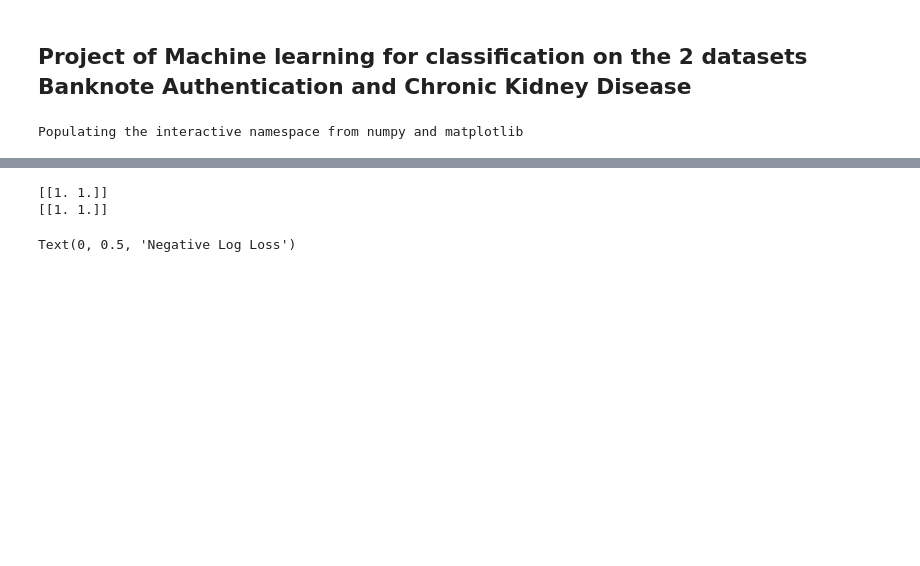
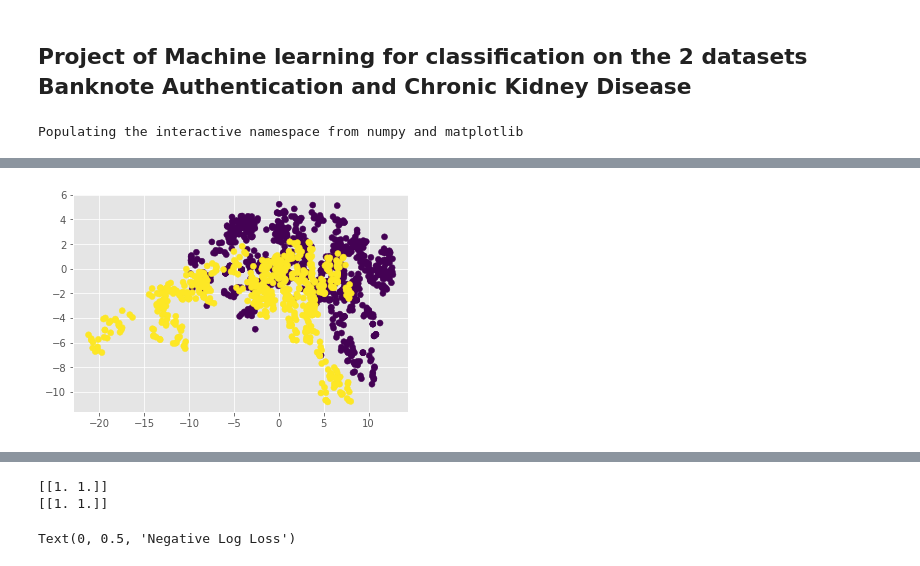
Before and after one commit to dylrachwal/MCE_Project, a Jupyter notebook: project_notebook.ipynb, the cells around one changed output, grey strips where cells are left out. Saved outputs shown, nothing was run; the diff lists cells and outputs as text; code cells hidden in the pictures; blank space fills up the shorter version.

```diff
--- a/project_notebook.ipynb
+++ b/project_notebook.ipynb
@@ -45,0 +50,7 @@ X_train, X_test, Y_train, Y_test = split_data(X, Y, 900)
+# %%
+X_pca_2 = pca_evd.PCA_decomposition(2)
+# %%
+plt.scatter(X_pca_2[:,0], X_pca_2[:,1], c=Y)
+plt.show()
+# %% [output]
+[figure, added]
```
Also changed, not shown: parts of 11 cells of this notebook, 1 other file.
